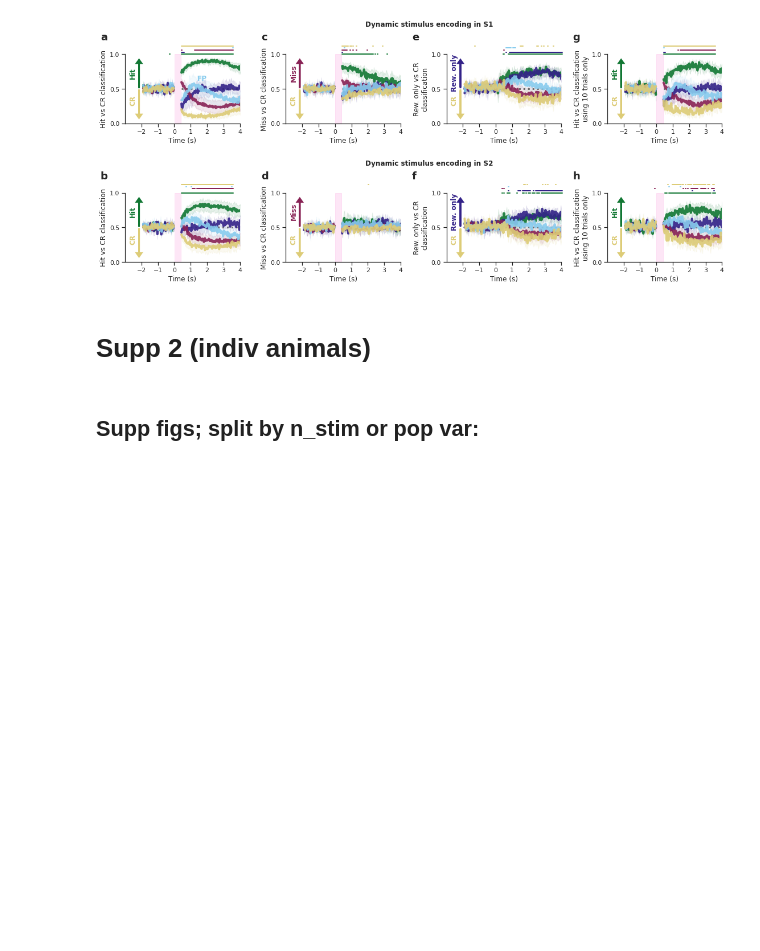
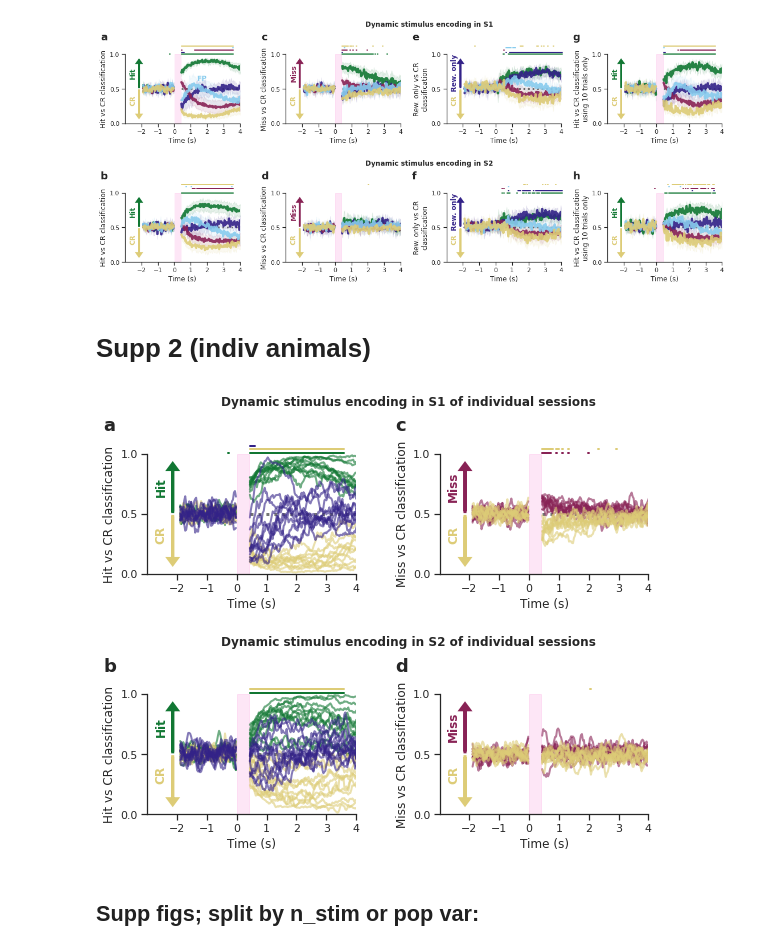
Before and after one commit to Packer-Lab/popping-off, a Jupyter notebook: notebooks/Paper Figures/Figure3.ipynb, the cells around one changed output. Cells and saved outputs as stored; diff of their text form; code cells hidden in the pictures; blank space fills up the shorter version.

```diff
--- a/notebooks/Paper Figures/Figure3.ipynb
+++ b/notebooks/Paper Figures/Figure3.ipynb
@@ -644,7 +648,7 @@ if save_fig:
 # %% [markdown]
 # Supp 2 (indiv animals)
 # %%
-save_fig = True
+save_fig = False
 
 fig = plt.figure(constrained_layout=False, figsize=(8, 6.5))
 gs_dyn_dec = fig.add_gridspec(ncols=2, nrows=2, bottom=0.1, top=0.87, right=0.97, left=0.1,
@@ -656,33 +660,35 @@ reg_key = 1000
 tmp_ps_dict = all_ps_pred_split_tt[reg_key]
 tmp_lick_dict = all_lick_pred_split_tt[reg_key]
 
 pop.plot_dynamic_decoding_two_regions_wrapper(ps_pred_split=tmp_ps_dict, lick_pred_split=tmp_lick_dict,
                                               decoder_key='hit/cr', ax_acc_ps=hit_ax_dict,
                                               plot_indiv=True, smooth_traces=True,
                                               plot_tt=['hit', 'cr', 'spont'], plot_legend=False,
                                               time_array=time_array_plot, indicate_spont=False,
                                               plot_mean=False,
                                               bottom_sign_bar=1.01, plot_ci=False)
 
 pop.plot_dynamic_decoding_two_regions_wrapper(ps_pred_split=tmp_ps_dict, lick_pred_split=tmp_lick_dict,
                                               decoder_key='miss/cr', ax_acc_ps=miss_ax_dict,
                                               plot_indiv=True, smooth_traces=True,
                                               plot_tt=['miss', 'cr'], plot_legend=False,
                                               plot_ci=False, plot_mean=False,
                                               time_array=time_array_plot, bottom_sign_bar=1.01)
 
 for reg in ['s1' ,'s2']:
     hit_ax_dict[reg].set_title(f'Dynamic stimulus encoding in {reg.upper()} of individual sessions',
                                x=1.25, y=1.35, fontdict={'weight': 'bold'})
     miss_ax_dict[reg].set_title('')
     hit_ax_dict[reg].text(s=('a' if reg == 's1' else 'b'), x=-4.48, y=1.19,
                           fontdict={'weight': 'bold', 'size': 18})
     miss_ax_dict[reg].text(s=('c' if reg == 's1' else 'd'), x=-4.48, y=1.19,
                           fontdict={'weight': 'bold', 'size': 18})
 
 if save_fig:
     plt.savefig('/home/tplas/repos/popping-off/figures/full_figs_manuscript/Supplementary_Figure5.pdf',
                 bbox_to_inches='tight')
+# %% [output]
+[figure, added]
 # %%
 for ses_reg_name, data in tmp_ps_dict['miss/cr']['cr'].items():
     if ses_reg_name[-2:] == 's1' and ses_reg_name[:4] == 'J064':
```
Also changed, not shown: parts of 8 cells of this notebook, 7 other files.
